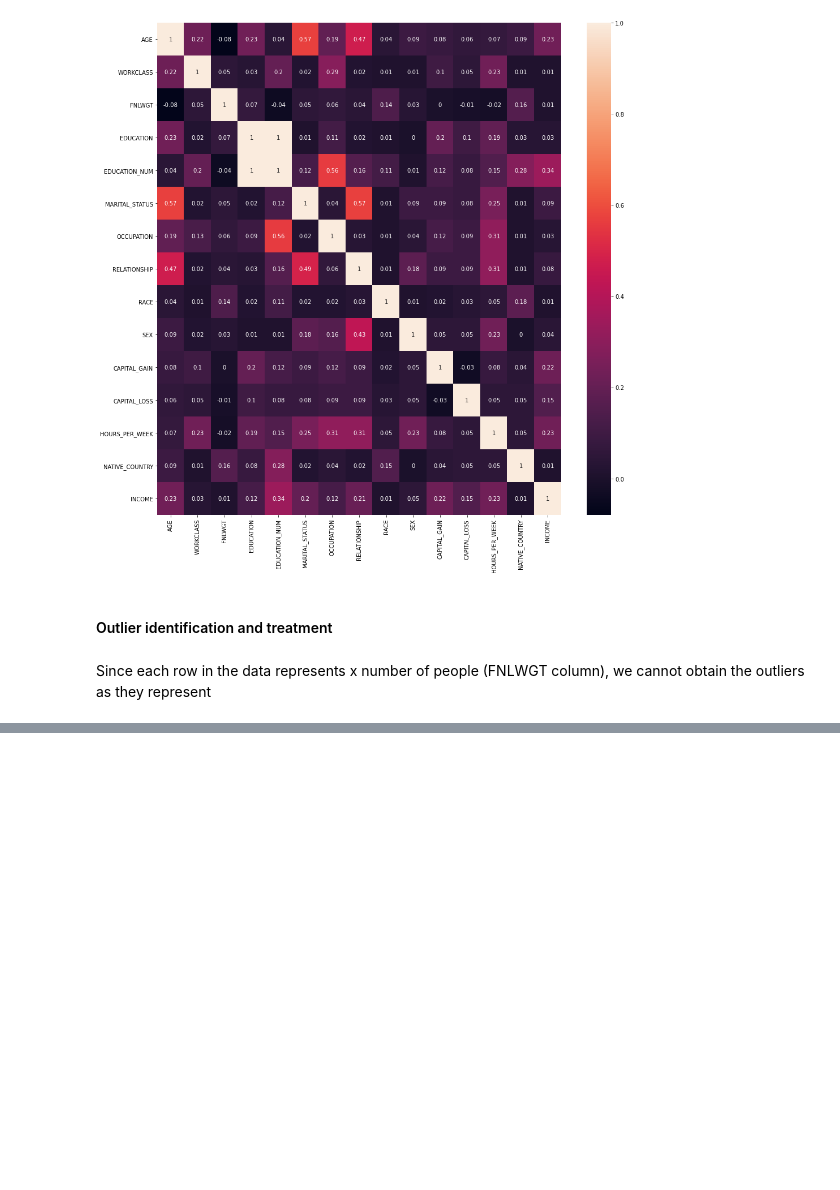
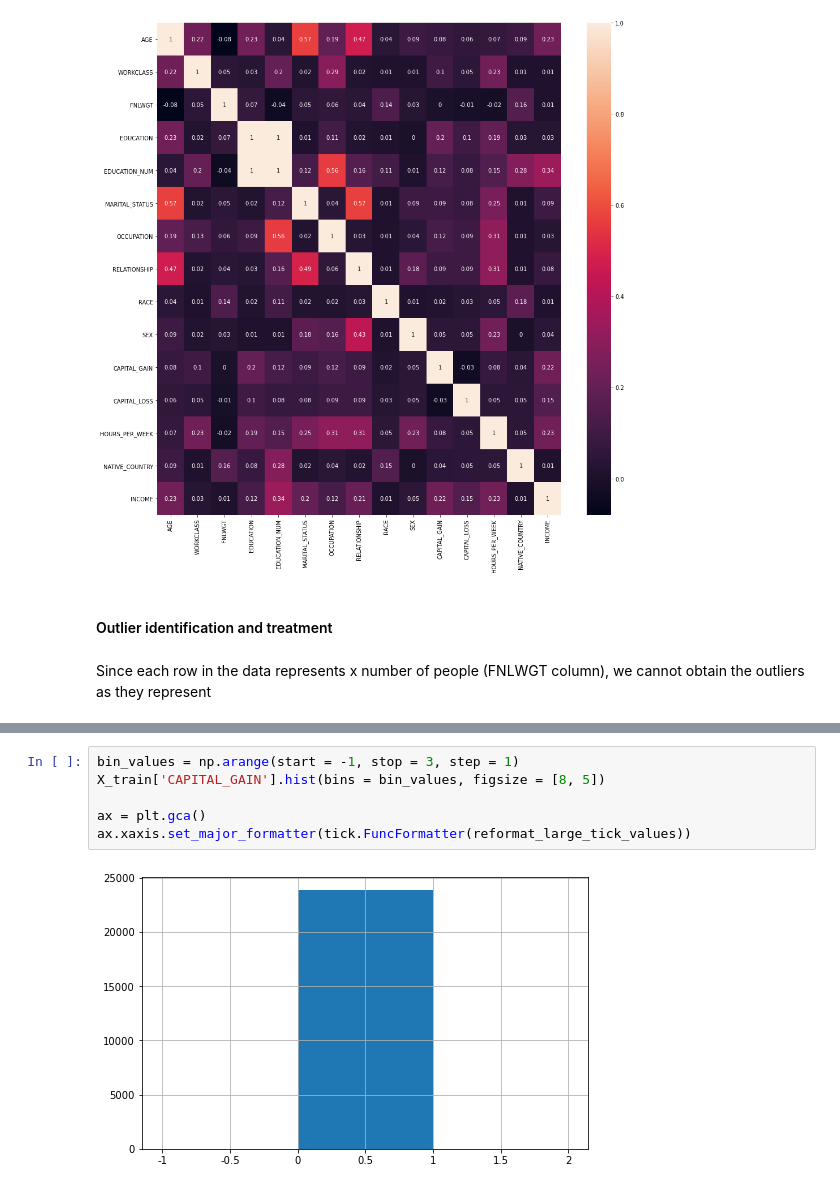
Before and after one commit to priyasharma1908/Income_Classification, a Jupyter notebook: Income_Classification.ipynb, the cells around one changed output, grey strips where cells are left out. Drawn from its saved outputs; the diff is of its cells as text; blank space fills up the shorter version.

```diff
--- a/Income_Classification.ipynb
+++ b/Income_Classification.ipynb
@@ -704,0 +837,8 @@ Since each row in the data represents x number of people (FNLWGT column), we can
+# %%
+bin_values = np.arange(start = -1, stop = 3, step = 1)
+X_train['CAPITAL_GAIN'].hist(bins = bin_values, figsize = [8, 5])
+
+ax = plt.gca()
+ax.xaxis.set_major_formatter(tick.FuncFormatter(reformat_large_tick_values))
+# %% [output]
+[figure, added]
```
Also changed, not shown: parts of 41 cells of this notebook.
